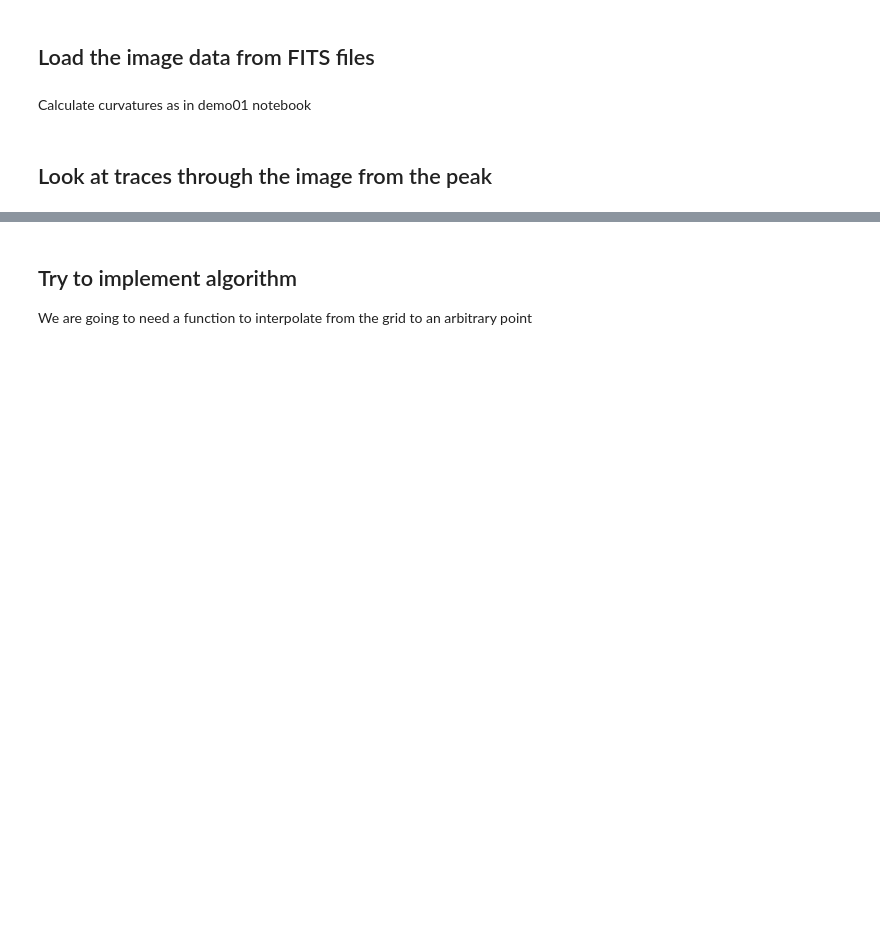
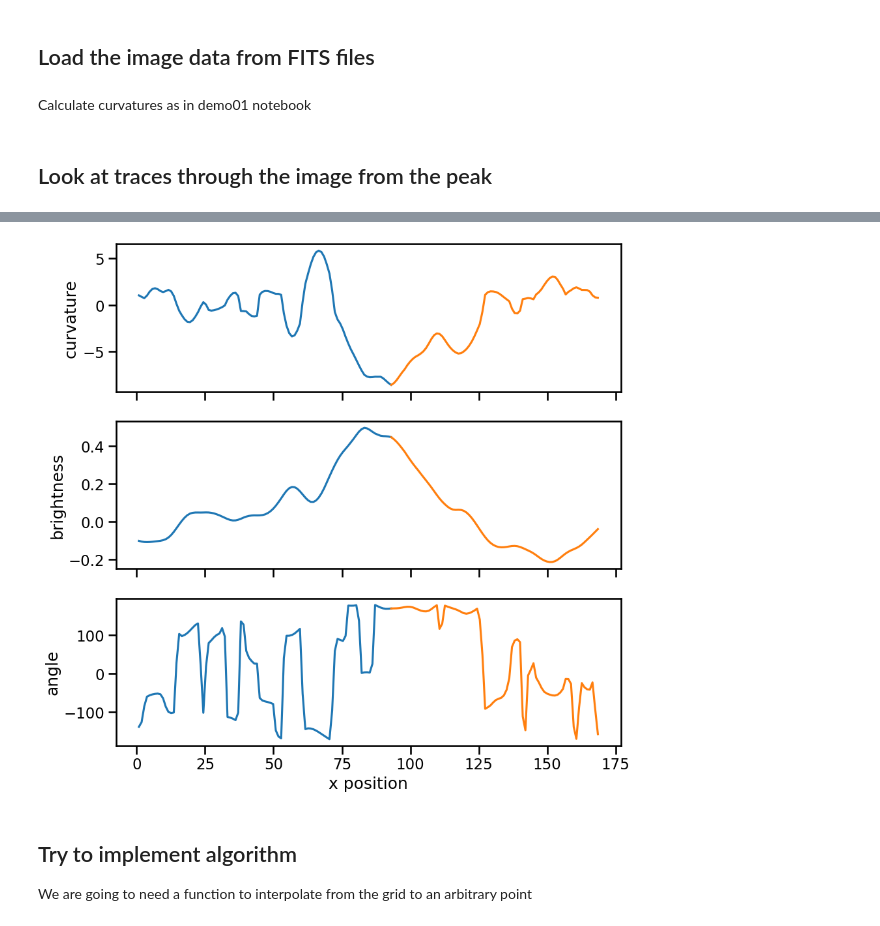
Before and after one commit to div-B-equals-0/ridge-trace, a Jupyter notebook: notebooks/design00.ipynb, the cells around one changed output, grey strips where cells are left out. Drawn from its saved outputs; the diff is of its cells as text; code cells hidden in the pictures; blank space fills up the shorter version.

```diff
--- a/notebooks/design00.ipynb
+++ b/notebooks/design00.ipynb
@@ -49,0 +80,15 @@ np.nanmin(ic.kappa1),
+# %%
+fig, axes = plt.subplots(3, 1, sharex=True, figsize=(10, 10))
+axes[0].plot(line.points.x, line.image_values(ic.kappa1))
+axes[0].plot(line2.points.x, line2.image_values(ic.kappa1))
+axes[1].plot(line.points.x, line.image_values(ic.image))
+axes[1].plot(line2.points.x, line2.image_values(ic.image))
+axes[2].plot(line.points.x, line.image_values(ic.theta2))
+axes[2].plot(line2.points.x, line2.image_values(ic.theta2))
+axes[0].set(ylabel="curvature")
+axes[1].set(ylabel="brightness")
+axes[2].set(xlabel="x position", ylabel="angle")
+
+...;
+# %% [output]
+[figure, added]
```
Also changed, not shown: parts of 7 cells of this notebook, 2 other files.
